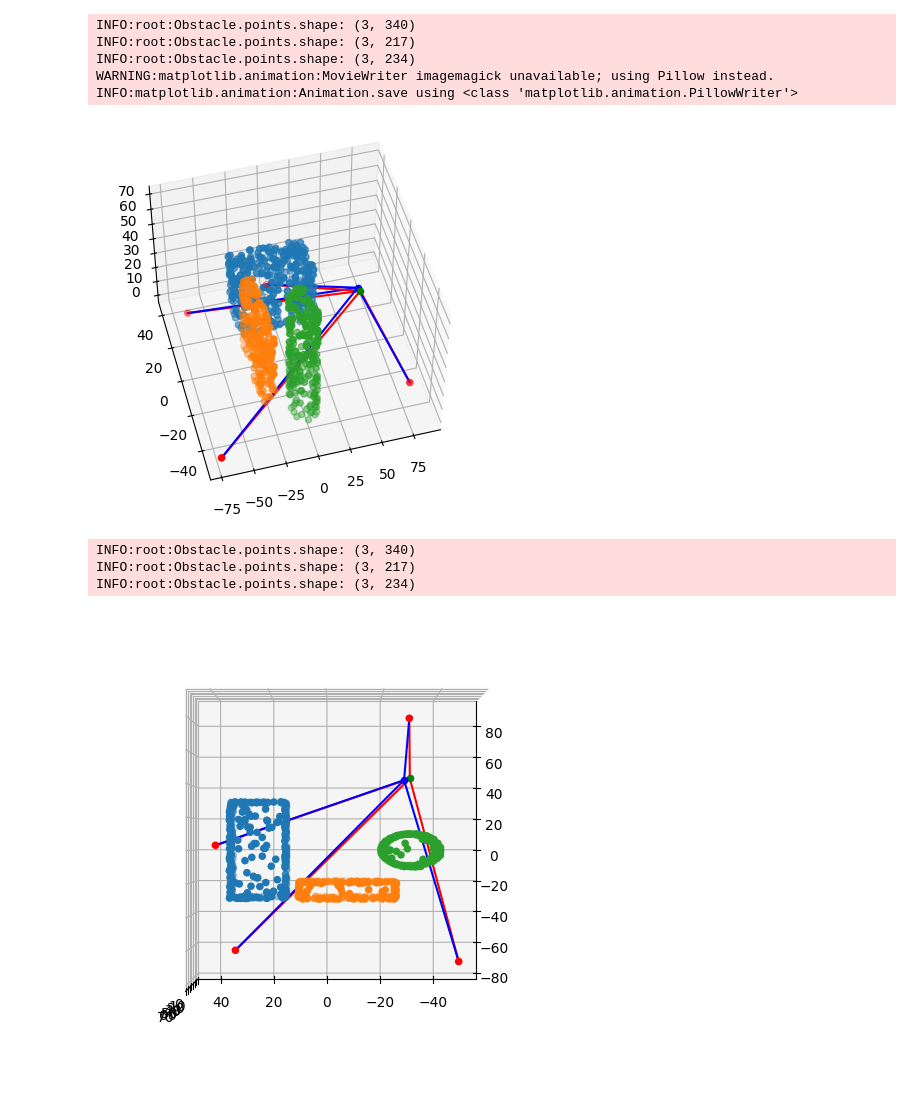
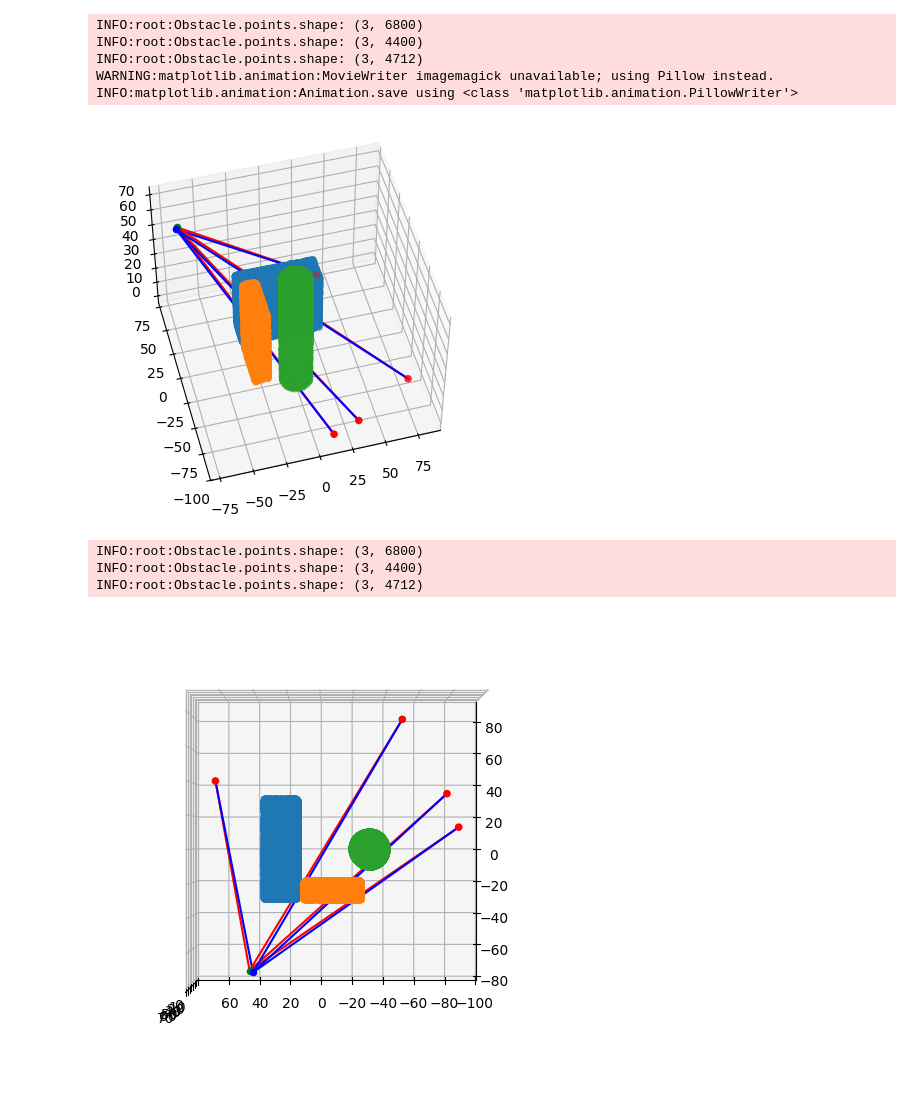
Before and after one commit to YonseiDailyLab/DL-Wireless-AP-Optimise-Using-BlockageAware, a Jupyter notebook: plot_datas.ipynb, the cells around one changed output. Drawn from its saved outputs; the diff is of its cells as text; code cells hidden in the pictures.

```diff
--- a/plot_datas.ipynb
+++ b/plot_datas.ipynb
@@ -16,9 +16,9 @@ logging.basicConfig(level=logging.INFO)
 # Create Obstacle
 
 obstacle_ls = [
-    CubeObstacle(-30, 15, 35, 60, 20),
-    CubeObstacle(-30, -25, 45, 10, 35),
-    CylinderObstacle(0, -30, 70, 10)
+    CubeObstacle(-30, 15, 35, 60, 20, 1),
+    CubeObstacle(-30, -25, 45, 10, 35, 1),
+    CylinderObstacle(0, -30, 70, 10, 1)
 ]
 # %%
 # Read datasets
@@ -89,10 +89,10 @@ for obstacle in obstacle_ls:
 
 ax.scatter(gnd_nodes[:, 0], gnd_nodes[:, 1], gnd_nodes[:, 2], c='r')
 ax.scatter(max_idx[0]-(hparams.area_size//2), max_idx[1]-(hparams.area_size//2), 70, c='g')
-ax.scatter(df.iloc[0, 12]-(hparams.area_size//2), df.iloc[0, 13]-(hparams.area_size//2), df.iloc[0, 14], c='b')
+ax.scatter(df.iloc[0, 12], df.iloc[0, 13], df.iloc[0, 14], c='b')
 for gnd_node in gnd_nodes:
     ax.plot([gnd_node[0], max_idx[0]-(hparams.area_size//2)], [gnd_node[1], max_idx[1]-(hparams.area_size//2)], [gnd_node[2], 70], c='r')
-    ax.plot([df.iloc[0, 12]-(hparams.area_size//2), gnd_node[0]], [df.iloc[0, 13]-(hparams.area_size//2), gnd_node[1]], [df.iloc[0, 14], gnd_node[2]], c='b')
+    ax.plot([df.iloc[0, 12], gnd_node[0]], [df.iloc[0, 13], gnd_node[1]], [df.iloc[0, 14], gnd_node[2]], c='b')
 
 fig.tight_layout()
 plt.show()
@@ -113,10 +113,10 @@ for obstacle in obstacle_ls:
 
 ax.scatter(gnd_nodes[:, 0], gnd_nodes[:, 1], gnd_nodes[:, 2], c='r')
 ax.scatter(max_idx[0]-(hparams.area_size//2), max_idx[1]-(hparams.area_size//2), 70, c='g')
-ax.scatter(df.iloc[0, 12]-(hparams.area_size//2), df.iloc[0, 13]-(hparams.area_size//2), df.iloc[0, 14], c='b')
+ax.scatter(df.iloc[0, 12], df.iloc[0, 13], df.iloc[0, 14], c='b')
 for gnd_node in gnd_nodes:
     ax.plot([gnd_node[0], max_idx[0]-(hparams.area_size//2)], [gnd_node[1], max_idx[1]-(hparams.area_size//2)], [gnd_node[2], 70], c='r')
-    ax.plot([df.iloc[0, 12]-(hparams.area_size//2), gnd_node[0]], [df.iloc[0, 13]-(hparams.area_size//2), gnd_node[1]], [df.iloc[0, 14], gnd_node[2]], c='b')
+    ax.plot([df.iloc[0, 12], gnd_node[0]], [df.iloc[0, 13], gnd_node[1]], [df.iloc[0, 14], gnd_node[2]], c='b')
 
 
 def update(i):
@@ -127,34 +127,34 @@ anim = FuncAnimation(fig, update, frames=np.arange(0, 360, 2), interval=100)
 
 anim.save("./results/dataset_test/anim.gif", writer='imagemagick')
 # %% [output]
-INFO:root:Obstacle.points.shape: (3, 340)
-INFO:root:Obstacle.points.shape: (3, 217)
-INFO:root:Obstacle.points.shape: (3, 234)
+INFO:root:Obstacle.points.shape: (3, 6800)
+INFO:root:Obstacle.points.shape: (3, 4400)
+INFO:root:Obstacle.points.shape: (3, 4712)
 WARNING:matplotlib.animation:MovieWriter imagemagick unavailable; using Pillow instead.
 INFO:matplotlib.animation:Animation.save using <class 'matplotlib.animation.PillowWriter'>
-[figure, old version]
+[figure, new version]
 # %%
 # Save the top view as image
 
 fig = plt.figure()
 ax = fig.add_subplot(111, projection='3d')
 ax.view_init(elev=90, azim=180)
 for obstacle in obstacle_ls:
     obstacle.plot(ax)
     logging.info(f"Obstacle.points.shape: {obstacle.points.shape}")
 
 ax.scatter(gnd_nodes[:, 0], gnd_nodes[:, 1], gnd_nodes[:, 2], c='r')
 ax.scatter(max_idx[0]-(hparams.area_size//2), max_idx[1]-(hparams.area_size//2), 70, c='g')
-ax.scatter(df.iloc[0, 12]-(hparams.area_size//2), df.iloc[0, 13]-(hparams.area_size//2), df.iloc[0, 14], c='b')
+ax.scatter(df.iloc[0, 12], df.iloc[0, 13], df.iloc[0, 14], c='b')
 for gnd_node in gnd_nodes:
     ax.plot([gnd_node[0], max_idx[0]-(hparams.area_size//2)], [gnd_node[1], max_idx[1]-(hparams.area_size//2)], [gnd_node[2], 70], c='r')
-    ax.plot([df.iloc[0, 12]-(hparams.area_size//2), gnd_node[0]], [df.iloc[0, 13]-(hparams.area_size//2), gnd_node[1]], [df.iloc[0, 14], gnd_node[2]], c='b')
+    ax.plot([df.iloc[0, 12], gnd_node[0]], [df.iloc[0, 13], gnd_node[1]], [df.iloc[0, 14], gnd_node[2]], c='b')
 
 fig.tight_layout()
 plt.savefig("./results/dataset_test/top.png")
 plt.show()
 # %% [output]
-INFO:root:Obstacle.points.shape: (3, 340)
-INFO:root:Obstacle.points.shape: (3, 217)
-INFO:root:Obstacle.points.shape: (3, 234)
+INFO:root:Obstacle.points.shape: (3, 6800)
+INFO:root:Obstacle.points.shape: (3, 4400)
+INFO:root:Obstacle.points.shape: (3, 4712)
-[figure, old version]
+[figure, new version]
```
Also changed, not shown: parts of 5 cells of this notebook, 8 other files.
